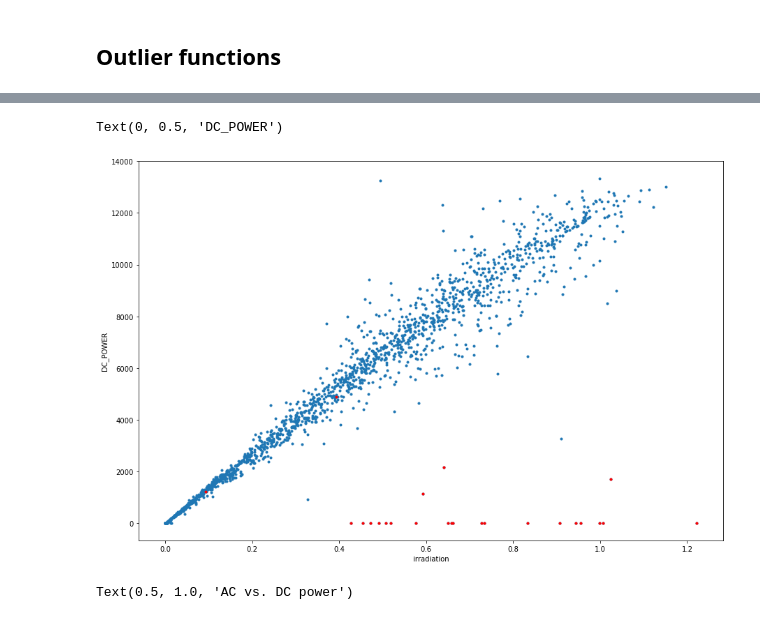
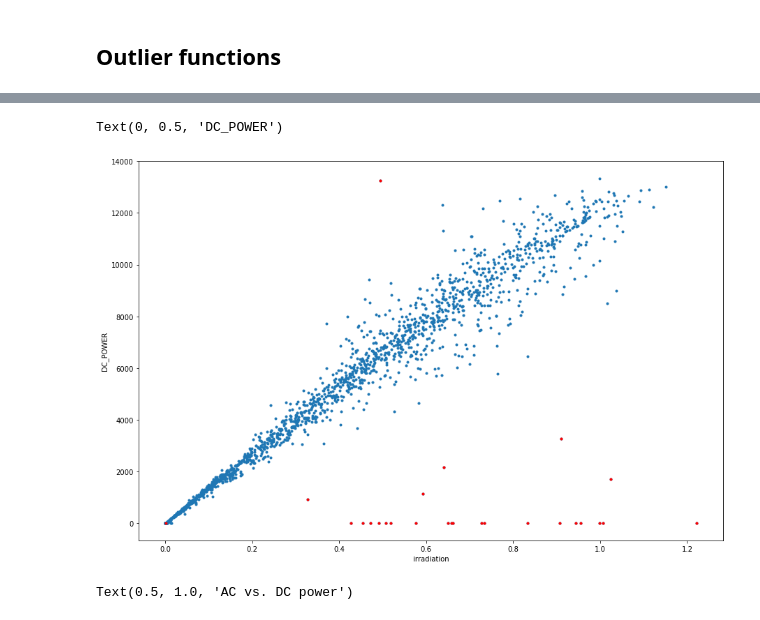
Before and after one commit to ArpineKoz/ds_starter, a Jupyter notebook: analysis/clean notebooks/3.0_Anomaly_detection.ipynb, the cells around one changed output, grey strips where cells are left out. Saved outputs shown, nothing was run; the diff lists cells and outputs as text; code cells hidden in the pictures.

```diff
--- a/analysis/clean notebooks/3.0_Anomaly_detection.ipynb
+++ b/analysis/clean notebooks/3.0_Anomaly_detection.ipynb
@@ -8,6 +9,7 @@ from sklearn.linear_model import LinearRegression
 # %%
-weather_data = pd.read_csv('../../data/Plant_1_Weather_Sensor_Data.csv')
-gen_data = pd.read_csv('../../data/Plant_1_Generation_Data.csv')
+plant=1
+weather_data = pd.read_csv('../../data/Plant_'+str(plant)+'_Weather_Sensor_Data.csv')
+gen_data = pd.read_csv('../../data/Plant_'+str(plant)+'_Generation_Data.csv')
 weather_data['DATE_TIME']= pd.to_datetime(weather_data['DATE_TIME'])
 gen_data['DATE_TIME']= pd.to_datetime(gen_data['DATE_TIME'])
 # %%
@@ -89,2 +100,32 @@ def get_outliers_in_time(data, column, groupby_column, output_column_name=False,
-# %%
-merged_df=get_outliers_in_time(merged_df, 'DC_POWER', 'HOUR', output_column_name="alarm_DC_conversion_outlier", outlier_limit=3)
+# %%
+def get_outliers_in_time(data, column, groupby_column, output_column_name=False, outlier_limit=3):
+    if output_column_name==False:
+        output_column_name=column+"_outliers"
+    data[output_column_name]=0
+    for i, group in  data.groupby(groupby_column):
+        outlier_condition1=group[column]>(group[group[column]>0][column].mean() + outlier_limit*group[group[column]>0][column].std())
+        outlier_condition2=group[column]<(group[group[column]>0][column].mean() - outlier_limit*group[group[column]>0][column].std())
+        data.loc[group[(outlier_condition1|outlier_condition2)&(group[group[column]>0][column].std()>0)].index, output_column_name]=1
+    return data
+def get_outliers_for_fit(data, x_column, y_column, groupby_column, output_column_name=False, window=False, outlier_limit=3):
+    if output_column_name==False:
+        output_column_name=column+"_outliers"
+    data[output_column_name]=0
+    data['gross_efficiency']=data[y_column]/data[x_column]
+    for i, group in  data.groupby(groupby_column):
+        resorted=group.reset_index().set_index('DATE_TIME').copy()
+        outlier_condition1=resorted[resorted[y_column]>0]['gross_efficiency']>(resorted[resorted[y_column]>0]['gross_efficiency'].rolling(window=window).mean() + (outlier_limit+1)*resorted[resorted[y_column]>0]['gross_efficiency'].rolling(window=window).std())
+        outlier_condition2=resorted[resorted[y_column]>0]['gross_efficiency']<(resorted[resorted[y_column]>0]['gross_efficiency'].rolling(window=window).mean() - outlier_limit*resorted[resorted[y_column]>0]['gross_efficiency'].rolling(window=window).std())
+        outlier_condition3=resorted[resorted[y_column]>0][x_column]>0.1*resorted[resorted[y_column]>0][x_column].rolling(window=window).max()
+        data.loc[resorted[resorted[y_column]>0][(outlier_condition1|outlier_condition2)&outlier_condition3]['index'], output_column_name]=1
+        data.loc[resorted[(resorted[y_column]==0)&(resorted[x_column]>0.1*resorted[x_column].rolling(window=window).max())]['index'], output_column_name]=1
+    return data
+# %%
+merged_df['DC_efficiency_gross']=merged_df['DC_POWER']/merged_df['IRRADIATION']
+merged_df=get_outliers_in_time(merged_df, 'DC_efficiency_gross', ['TIME', 'DAY'], output_column_name="alarm_DC_conversion_outlier", outlier_limit=4)
+inv0=merged_df[merged_df.SOURCE_KEY==merged_df.SOURCE_KEY.unique()[10]]
+plt.figure(figsize=(15, 10))
+plt.plot(inv0['IRRADIATION'], inv0['DC_POWER'], '.')
+plt.plot(inv0[inv0["alarm_DC_conversion_outlier"]==1]['IRRADIATION'], inv0[inv0["alarm_DC_conversion_outlier"]==1]['DC_POWER'], 'r.')
+plt.xlabel('irradiation')
+plt.ylabel('DC_POWER')
@@ -91,13 +135,14 @@ merged_df=get_outliers_in_time(merged_df, 'DC_POWER', 'HOUR', output_column_name
 # %%
-inv0=merged_df[merged_df.SOURCE_KEY==merged_df.SOURCE_KEY[0]]
+merged_df=get_outliers_for_fit(merged_df, 'IRRADIATION', 'DC_POWER', 'SOURCE_KEY', output_column_name="alarm_DC_conversion_outlier", window='7d', outlier_limit=4)
+inv0=merged_df[merged_df.SOURCE_KEY==merged_df.SOURCE_KEY.unique()[0]]
 plt.figure(figsize=(15, 10))
 plt.plot(inv0['IRRADIATION'], inv0['DC_POWER'], '.')
 plt.plot(inv0[inv0["alarm_DC_conversion_outlier"]==1]['IRRADIATION'], inv0[inv0["alarm_DC_conversion_outlier"]==1]['DC_POWER'], 'r.')
 plt.xlabel('irradiation')
 plt.ylabel('DC_POWER')
 # %% [output]
 Text(0, 0.5, 'DC_POWER')
-[figure, old version]
+[figure, new version]
 # %%
 #function returns the data with the heighest and lowest residuals
 def get_outliers_by_residual(data, x_column, y_column, output_column_name="residual_outliers", anomaly_limit=5):
```
Also changed, not shown: parts of 29 cells of this notebook, 19 other files.
